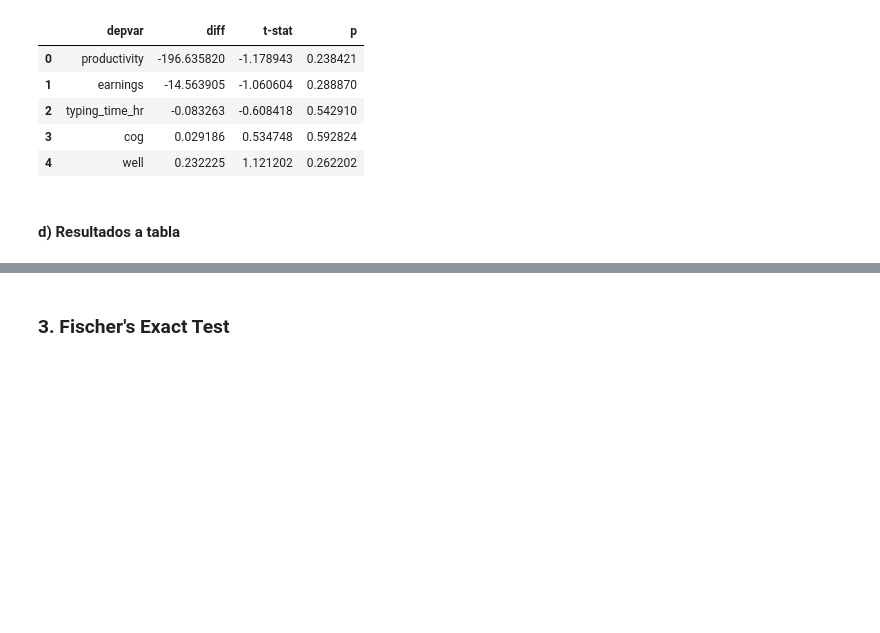
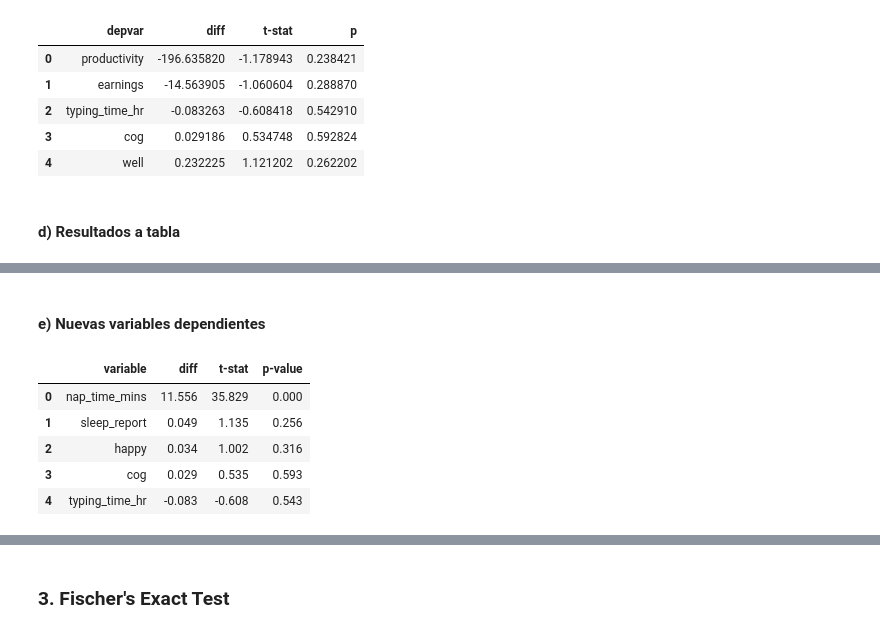
Before and after one commit to ArturoSbr/EmtrAp-hw01, a Jupyter notebook: cod/main.ipynb, the cells around one changed output, grey strips where cells are left out. Drawn from its saved outputs; the diff is of its cells as text; code cells hidden in the pictures; blank space fills up the shorter version.

```diff
--- a/cod/main.ipynb
+++ b/cod/main.ipynb
@@ -194,0 +203,23 @@ t
+# %% [markdown]
+#### e) Nuevas variables dependientes
+# %%
+# Nuevas variables dependientes
+Y = ['nap_time_mins','sleep_report','happy','cog','typing_time_hr']
+
+# Correr regresiones
+d = []
+for y in Y:
+    m = OLS(endog=d2[y], exog=d2.assign(const = 1)[X], missing='drop')
+    m = m.fit(cov_type='HC2')
+    d.append([y, m.params['T_nap'], m.tvalues['T_nap'], m.pvalues['T_nap']])
+
+# Resultados a tabla
+t = pd.DataFrame(data=d, columns=['variable','diff','t-stat','p-value'])
+t.round(3)
+# %% [output]
+|  | variable | diff | t-stat | p-value |
+| 0 | nap_time_mins | 11.556 | 35.829 | 0.000 |
+| 1 | sleep_report | 0.049 | 1.135 | 0.256 |
+| 2 | happy | 0.034 | 1.002 | 0.316 |
+| 3 | cog | 0.029 | 0.535 | 0.593 |
+| 4 | typing_time_hr | -0.083 | -0.608 | 0.543 |
```
Also changed, not shown: parts of 8 cells of this notebook.
